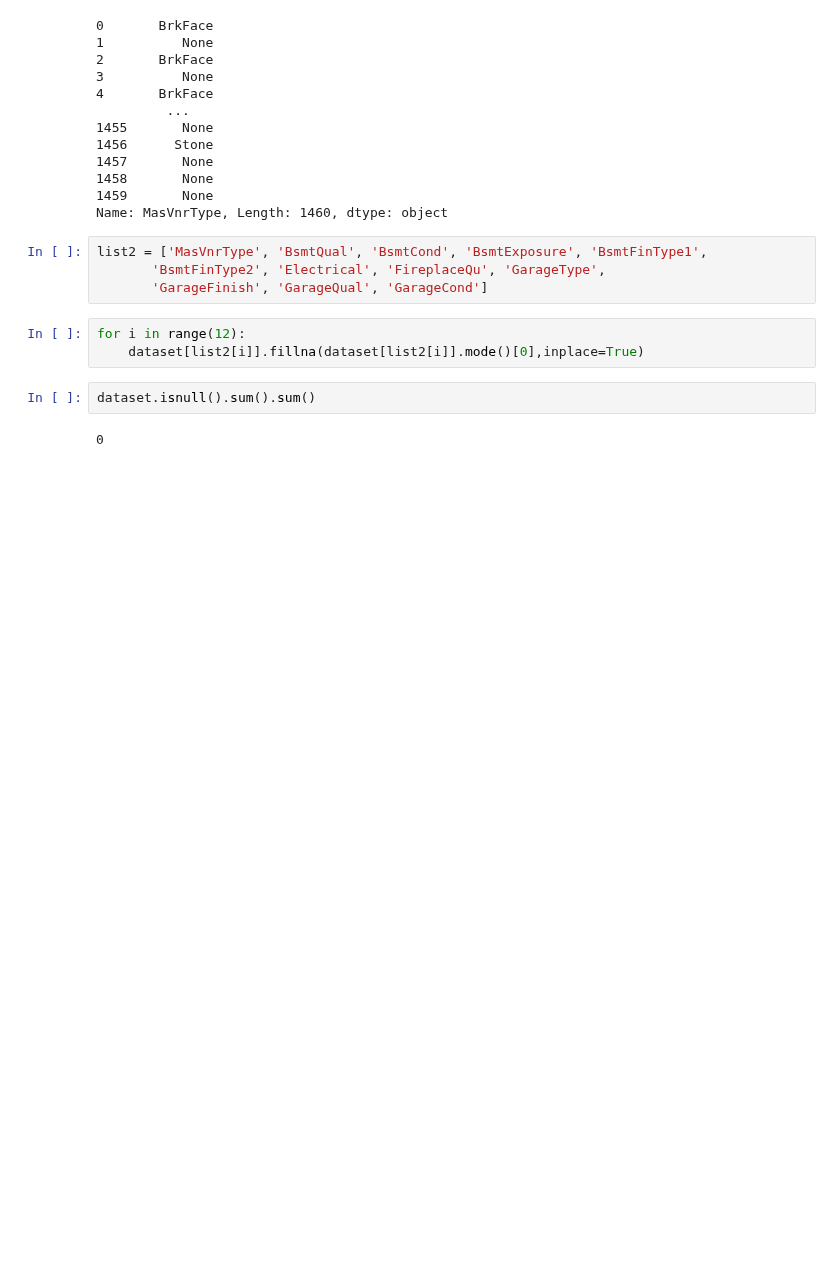
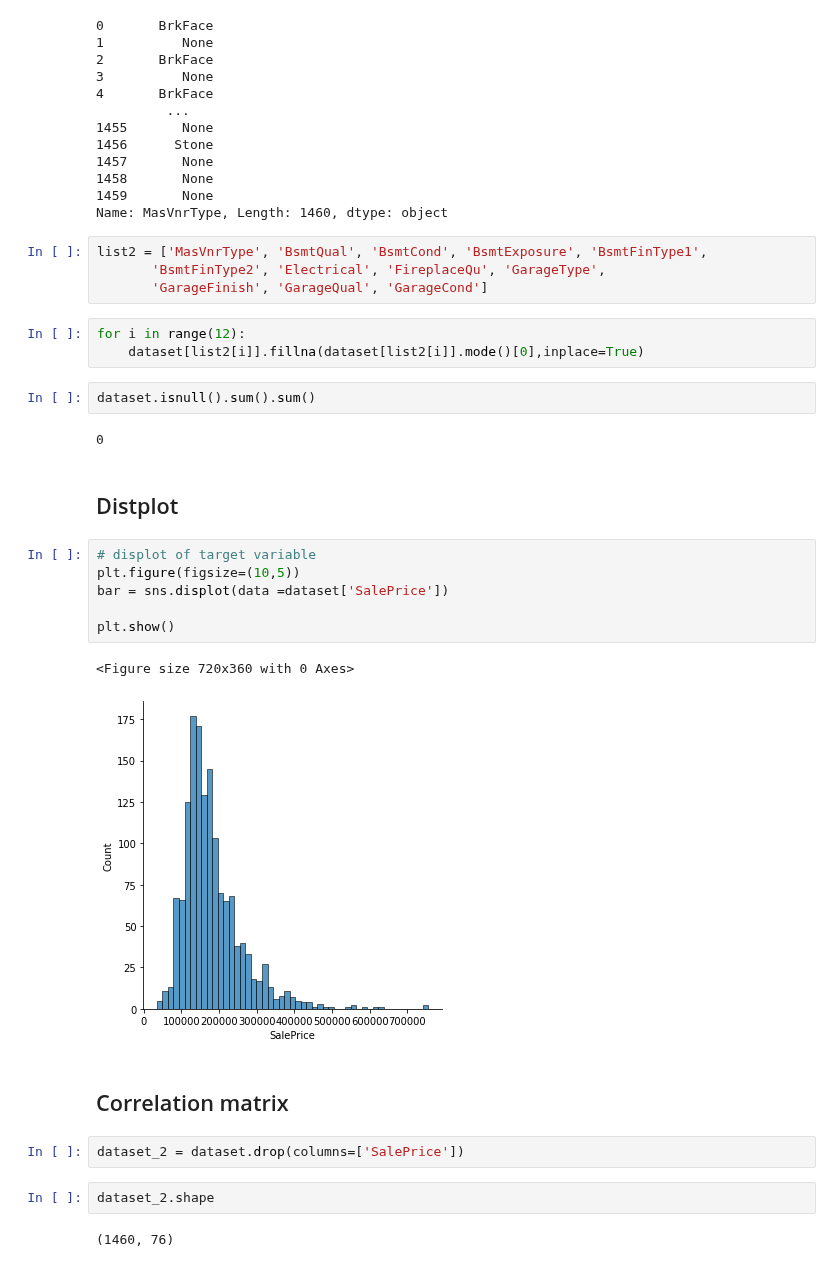
Before and after one commit to Twtamaris/machine_learning, a Jupyter notebook: house_price/house_price.ipynb, the cells around one changed output. Saved outputs shown, nothing was run; the diff lists cells and outputs as text; blank space fills up the shorter version.

```diff
--- a/house_price/house_price.ipynb
+++ b/house_price/house_price.ipynb
@@ -228,3 +228,22 @@ for i in range(12):
 dataset.isnull().sum().sum()
 # %% [output]
 0
+# %% [markdown]
+## Distplot
+# %%
+# displot of target variable
+plt.figure(figsize=(10,5))
+bar = sns.displot(data =dataset['SalePrice'])
+
+plt.show()
+# %% [output]
+<Figure size 720x360 with 0 Axes>
+[figure, added]
+# %% [markdown]
+## Correlation matrix
+# %%
+dataset_2 = dataset.drop(columns=['SalePrice'])
+# %%
+dataset_2.shape
+# %% [output]
+(1460, 76)
```
Also changed, not shown: parts of 19 cells of this notebook.
